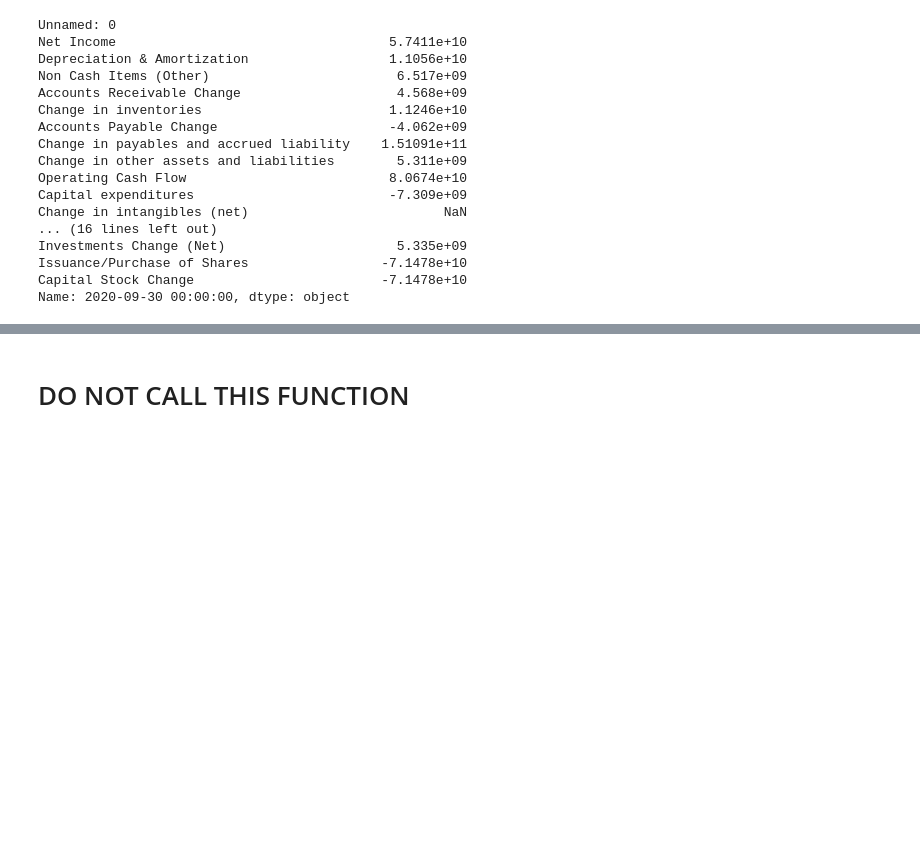
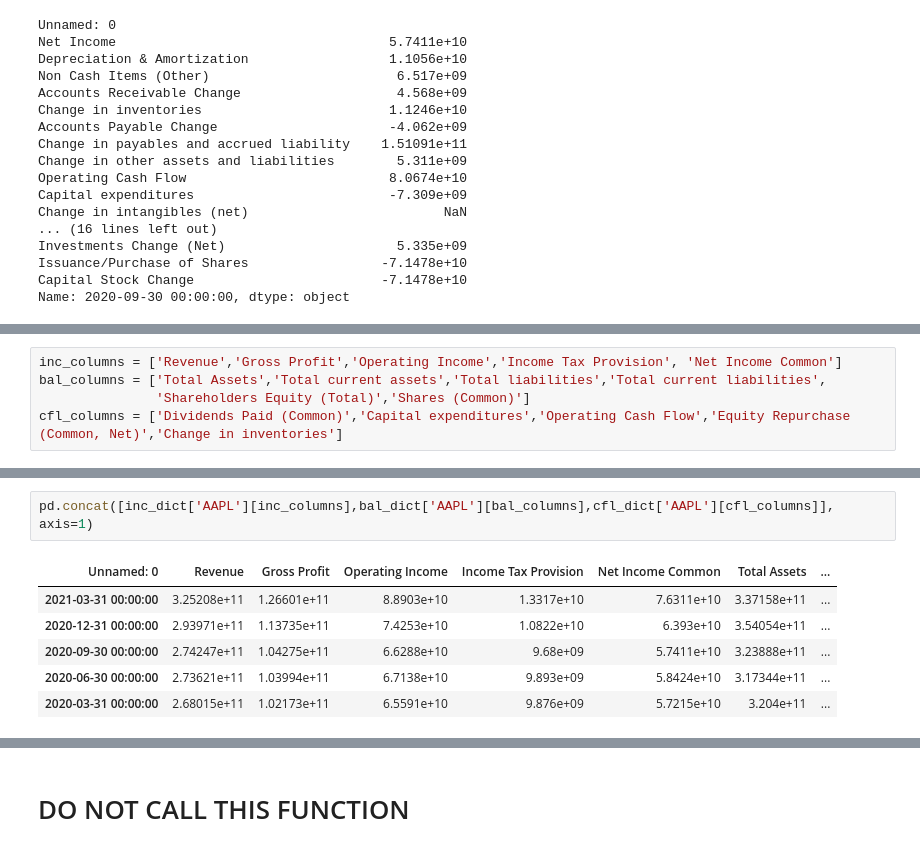
Before and after one commit to sfreagin/SEC_testing, a Jupyter notebook: pulling_stockrow.ipynb, the cells around one changed output, grey strips where cells are left out. Drawn from its saved outputs; the diff is of its cells as text; blank space fills up the shorter version.

Commit message:
committing identified columns, filtering bad tickers

```diff
--- a/pulling_stockrow.ipynb
+++ b/pulling_stockrow.ipynb
@@ -426,0 +434,5 @@ Name: 2020-09-30 00:00:00, dtype: object
+# %%
+inc_columns = ['Revenue','Gross Profit','Operating Income','Income Tax Provision', 'Net Income Common']
+bal_columns = ['Total Assets','Total current assets','Total liabilities','Total current liabilities',
+               'Shareholders Equity (Total)','Shares (Common)']
+cfl_columns = ['Dividends Paid (Common)','Capital expenditures','Operating Cash Flow','Equity Repurchase (Common, Net)','Change in inventories']
@@ -426,0 +466,9 @@ Name: 2020-09-30 00:00:00, dtype: object
+# %%
+pd.concat([inc_dict['AAPL'][inc_columns],bal_dict['AAPL'][bal_columns],cfl_dict['AAPL'][cfl_columns]], axis=1)
+# %% [output]
+| Unnamed: 0 | Revenue | Gross Profit | Operating Income | Income Tax Provision | Net Income Common | Total Assets | ... |
+| 2021-03-31 00:00:00 | 3.25208e+11 | 1.26601e+11 | 8.8903e+10 | 1.3317e+10 | 7.6311e+10 | 3.37158e+11 | ... |
+| 2020-12-31 00:00:00 | 2.93971e+11 | 1.13735e+11 | 7.4253e+10 | 1.0822e+10 | 6.393e+10 | 3.54054e+11 | ... |
+| 2020-09-30 00:00:00 | 2.74247e+11 | 1.04275e+11 | 6.6288e+10 | 9.68e+09 | 5.7411e+10 | 3.23888e+11 | ... |
+| 2020-06-30 00:00:00 | 2.73621e+11 | 1.03994e+11 | 6.7138e+10 | 9.893e+09 | 5.8424e+10 | 3.17344e+11 | ... |
+| 2020-03-31 00:00:00 | 2.68015e+11 | 1.02173e+11 | 6.5591e+10 | 9.876e+09 | 5.7215e+10 | 3.204e+11 | ... |
```
Also changed, not shown: parts of 15 cells of this notebook.
